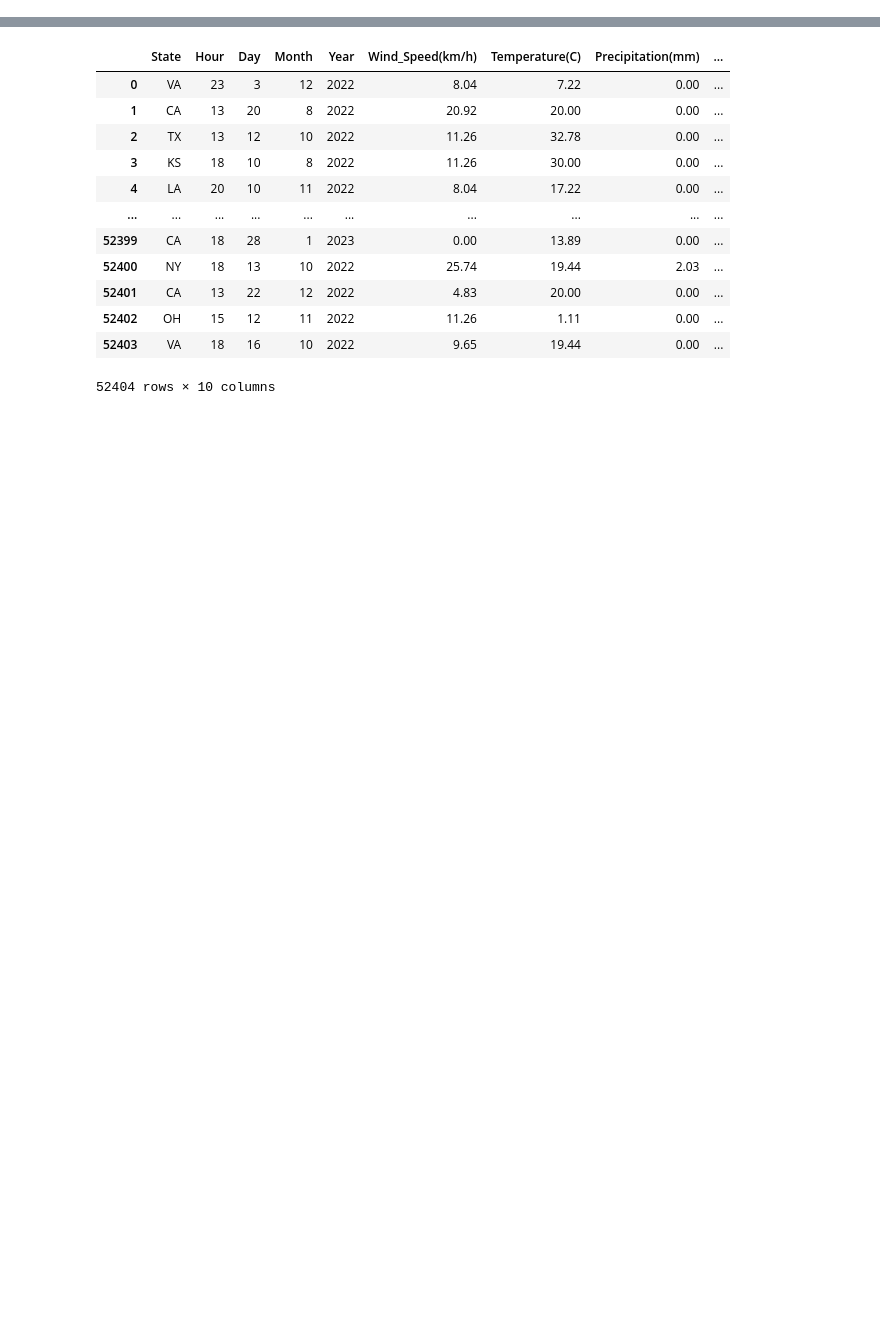
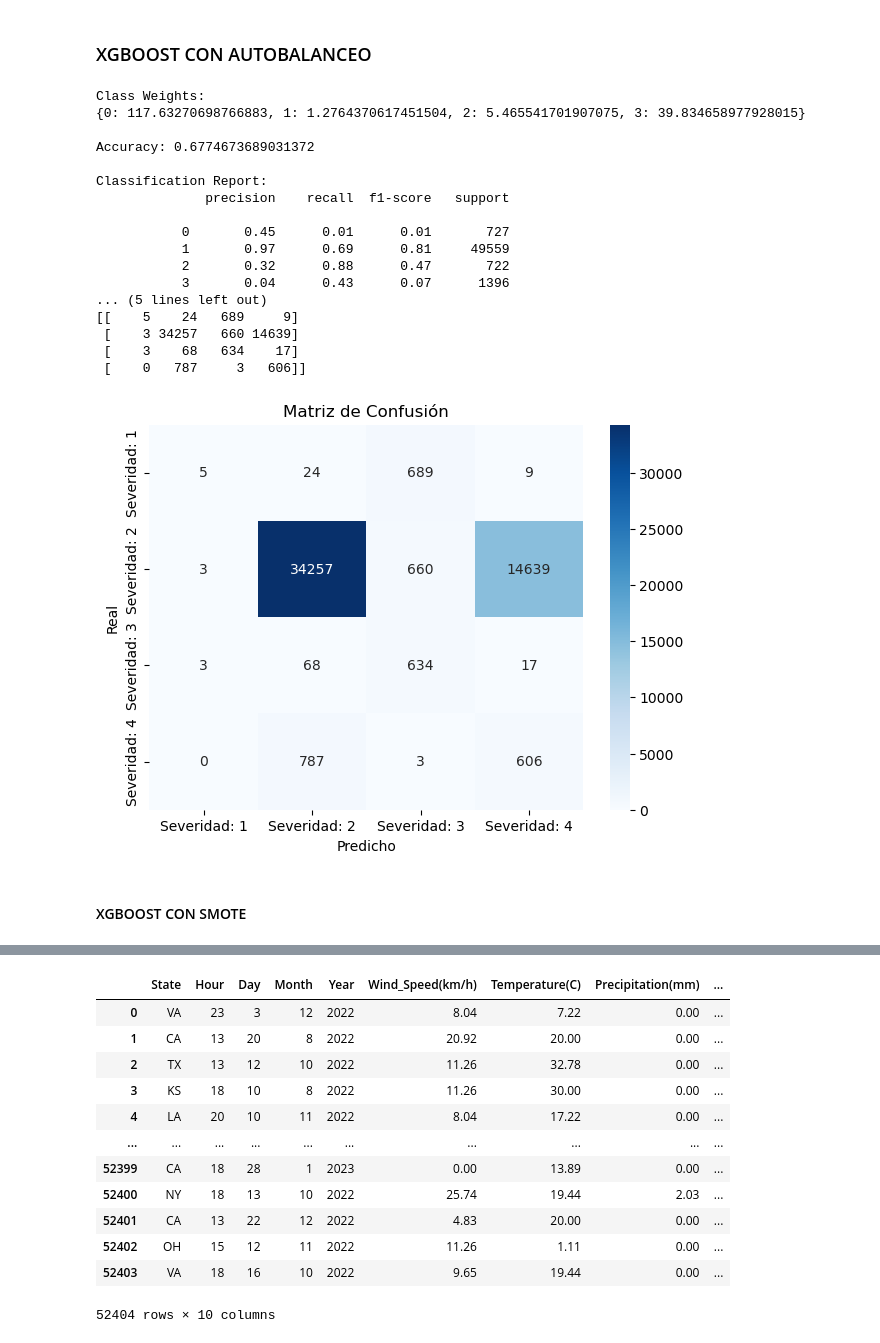
Before and after one commit to samuuap/TFM, a Jupyter notebook: Tecnicas/TFM_Predicciones 2.ipynb, the cells around one changed output, grey strips where cells are left out. Cells and saved outputs as stored; diff of their text form; code cells hidden in the pictures; blank space fills up the shorter version.

```diff
--- a/Tecnicas/TFM_Predicciones 2.ipynb
+++ b/Tecnicas/TFM_Predicciones 2.ipynb
@@ -244,7 +388,6 @@ plt.show()
+# %% [markdown]
+### XGBOOST CON AUTOBALANCEO
 # %%
-#-------------------------------------XGBOOST CON AUTOBALANCEO------------------------------------
-#-------------------------------------------------------------------------------------------------
-
 import pandas as pd
 import numpy as np
 from sklearn.model_selection import train_test_split
@@ -254,9 +397,35 @@ from sklearn.metrics import classification_report, accuracy_score, confusion_mat
 import seaborn as sns
 import matplotlib.pyplot as plt
 
+# Cargar el dataset
+df = pd.read_csv('TFM_limpio 1.csv')
 
-# Dividir los datos en conjuntos de entrenamiento y validación
-X_train, X_validation, Y_train, Y_validation = train_test_split(X, Y, test_size=0.2, random_state=42)
+# Convertir la columna Severity a valores numéricos de 0 a 3
+severity_mapping = {1: 0, 2: 1, 3: 2, 4: 3}
+df['Severity'] = df['Severity'].map(severity_mapping)
+
+# Convertir la columna de fechas a tipo datetime si no está en ese formato
+df['Start_Time'] = pd.to_datetime(df['Start_Time'])
+
+# Agregar columnas de mes, año, día y hora
+df['Month'] = df['Start_Time'].dt.month
+df['Year'] = df['Start_Time'].dt.year
+df['Day'] = df['Start_Time'].dt.day
+df['Hour'] = df['Start_Time'].dt.hour
+
+# Seleccionar características y variable objetivo
+features = ['Distance(km)', 'Month', 'Year', 'Wind_Speed(km/h)', 'Temperature(C)', 'Precipitation(mm)']
+target = 'Severity'
+
+# División del dataset en conjunto de entrenamiento (hasta julio de 2022) y conjunto de prueba (de agosto de 2022 a enero de 2023)
+train_data = df[df['Start_Time'] < '2022-08-01']
+test_data = df[(df['Start_Time'] >= '2022-08-01') & (df['Start_Time'] <= '2023-01-31')].copy()
+
+# Seleccionar características y variable objetivo para entrenamiento y prueba
+X_train = train_data[features]
+Y_train = train_data[target]
+X_validation = test_data[features]
+Y_validation = test_data[target]
 
 # Escalar las características
 scaler = StandardScaler()
@@ -272,33 +441,54 @@ print("Class Weights:")
 print(class_weights)
 
 # Crear un array de pesos para cada muestra en el conjunto de entrenamiento
 sample_weights = np.array([class_weights[class_label] for class_label in Y_train])
 
 # Entrenar el modelo XGBoost con pesos de muestra
 model = XGBClassifier()
 model.fit(X_train, Y_train, sample_weight=sample_weights)
 
 # Hacer predicciones
 predictions = model.predict(X_validation)
 
 # Evaluar el modelo
 print("\nAccuracy:", accuracy_score(Y_validation, predictions))
 print("\nClassification Report:")
 print(classification_report(Y_validation, predictions))
 
 # Imprimir matriz de confusión
 cm = confusion_matrix(Y_validation, predictions, labels=[0, 1, 2, 3])
 print(cm)
 
 # Graficar matriz de confusión con etiquetas adecuadas
 plt.figure(figsize=(7, 5))
 sns.heatmap(cm, annot=True, fmt='d', cmap='Blues',
             xticklabels=['Severidad: 1', 'Severidad: 2', 'Severidad: 3', 'Severidad: 4'],
             yticklabels=['Severidad: 1', 'Severidad: 2', 'Severidad: 3', 'Severidad: 4'])
 plt.title('Matriz de Confusión')
 plt.xlabel('Predicho')
 plt.ylabel('Real')
 plt.show()
+# %% [output]
+Class Weights:
+{0: 117.63270698766883, 1: 1.2764370617451504, 2: 5.465541701907075, 3: 39.834658977928015}
+
+Accuracy: 0.6774673689031372
+
+Classification Report:
+              precision    recall  f1-score   support
+
+           0       0.45      0.01      0.01       727
+           1       0.97      0.69      0.81     49559
+           2       0.32      0.88      0.47       722
+           3       0.04      0.43      0.07      1396
+... (5 lines left out)
+[[    5    24   689     9]
+ [    3 34257   660 14639]
+ [    3    68   634    17]
+ [    0   787     3   606]]
+[figure, added]
+# %% [markdown]
+#### XGBOOST CON SMOTE
 # %%
 #-------------------------------------XGBOOST CON SMOTE------------------------------------
 #------------------------------------------------------------------------------------------
```
Also changed, not shown: parts of 17 cells of this notebook, 2 other files.
